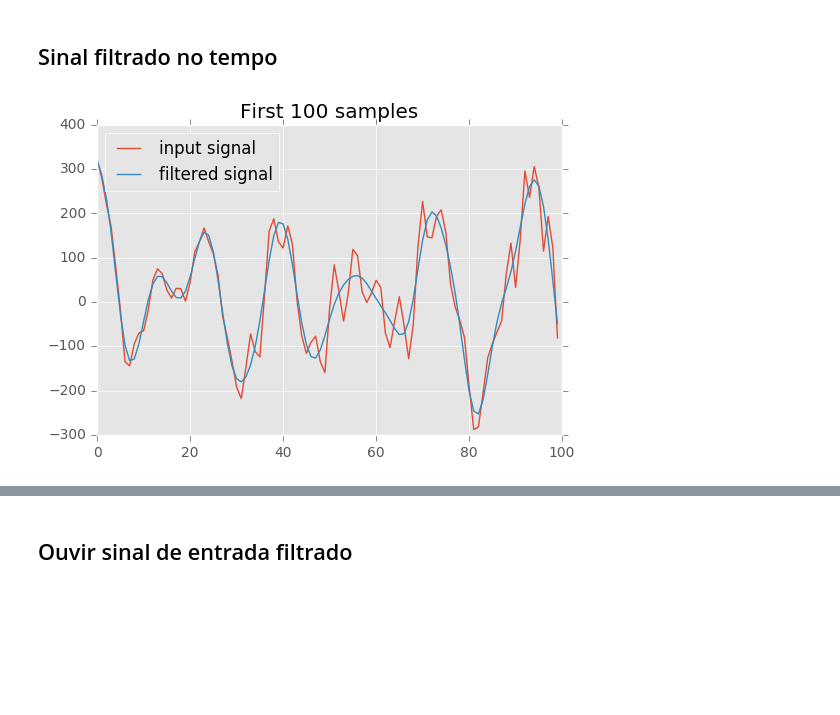
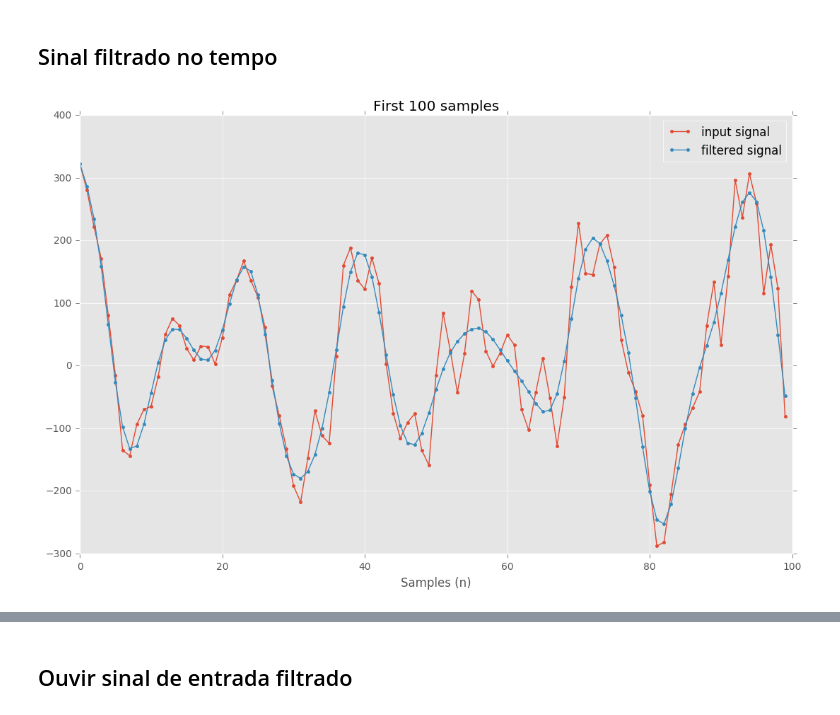
Before and after one commit to lpillmann/ufsc-dsp, a Jupyter notebook: homework/homework-filter-design-with-audio.ipynb, the cells around one changed output, grey strips where cells are left out. Drawn from its saved outputs; the diff is of its cells as text; code cells hidden in the pictures; blank space fills up the shorter version.

```diff
--- a/homework/homework-filter-design-with-audio.ipynb
+++ b/homework/homework-filter-design-with-audio.ipynb
@@ -12,8 +12,13 @@ import wave
 import sys
 import simpleaudio as sa
 
+# charts styling
 plt.style.use('ggplot')
 #plt.style.use('seaborn-notebook')
+from pylab import rcParams
+rcParams['figure.figsize'] = 13, 8 # increases figure size
+#matplotlib.rcParams.update({'font.size': 14}) # increases chart font size
+#rcParams['font.family'] = 'Arial Narrow'
 # %%
 #plt.style.available
 # %% [markdown]
@@ -102,7 +128,7 @@ d_7 = sin(2*pi*852*t) + sin(2*pi*1209*t)
 d_8 = sin(2*pi*852*t) + sin(2*pi*1336*t)
 d_9 = sin(2*pi*852*t) + sin(2*pi*1477*t)
 
-d_h = 2*sin(2*pi*22040*t) #+ sin(2*pi*21000*t) # high-frequency tones to test
+d_h = sin(2*pi*21000*t) + sin(2*pi*15000*t) # high-frequency tones to test
 
 # concatenates different tones into sequence
 tones = np.hstack((d_1, d_2, d_3, d_4, d_5, d_6, d_7, d_8, d_9, d_h))
@@ -110,5 +136,5 @@ tones = np.hstack((d_1, d_2, d_3, d_4, d_5, d_6, d_7, d_8, d_9, d_h))
 # applies gain to tone (value hardcoded according to input signal's amplitude)
 tones = tone_amp * tones
 
-plt.plot(tones)
-plt.show()
+#plt.plot(tones)
+#plt.show()
@@ -223,13 +263,14 @@ s1 = filtfilt(lpf, 1, s)
 # %%
 #plotting in time
 #plt.plot(s_pure[:50])
-plt.plot(s[:100])
-plt.plot(s1[:100])
+plt.plot(s[:100], '.-')
+plt.plot(s1[:100], '.-')
+plt.xlabel('Samples (n)')
 plt.title('First 100 samples')
 legend(('input signal', 'filtered signal'), loc='best')
 plt.show()
 # %% [output]
-[figure, old version]
+[figure, new version]
 # %%
 #plotting in time
 #plt.plot(s_pure[:50])
```
Also changed, not shown: parts of 19 cells of this notebook.
